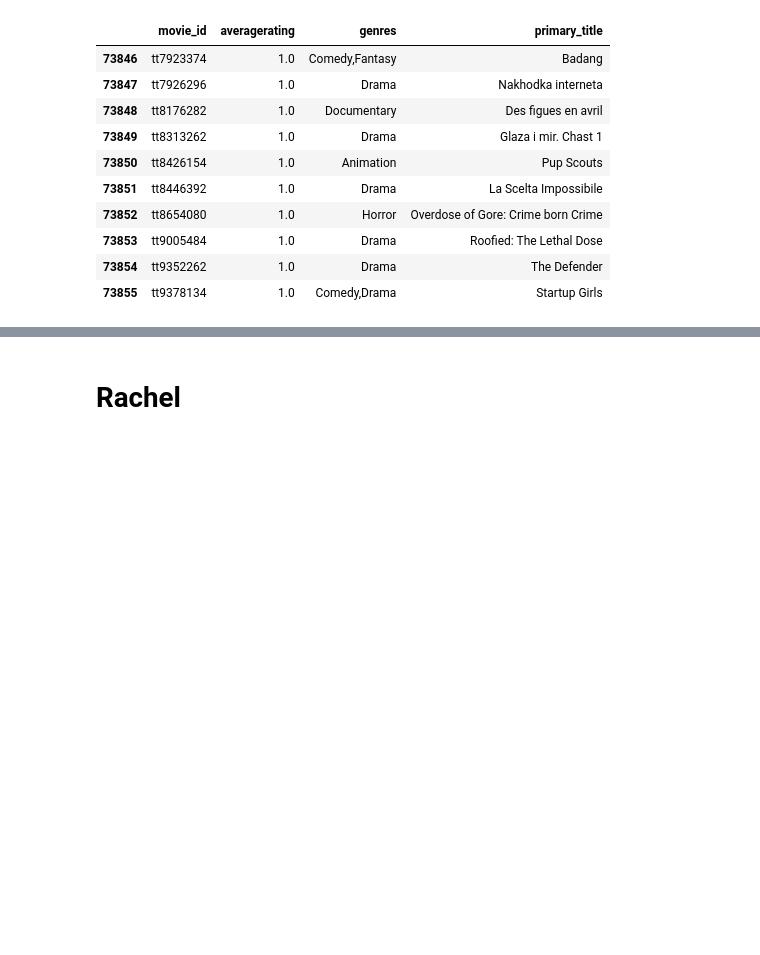
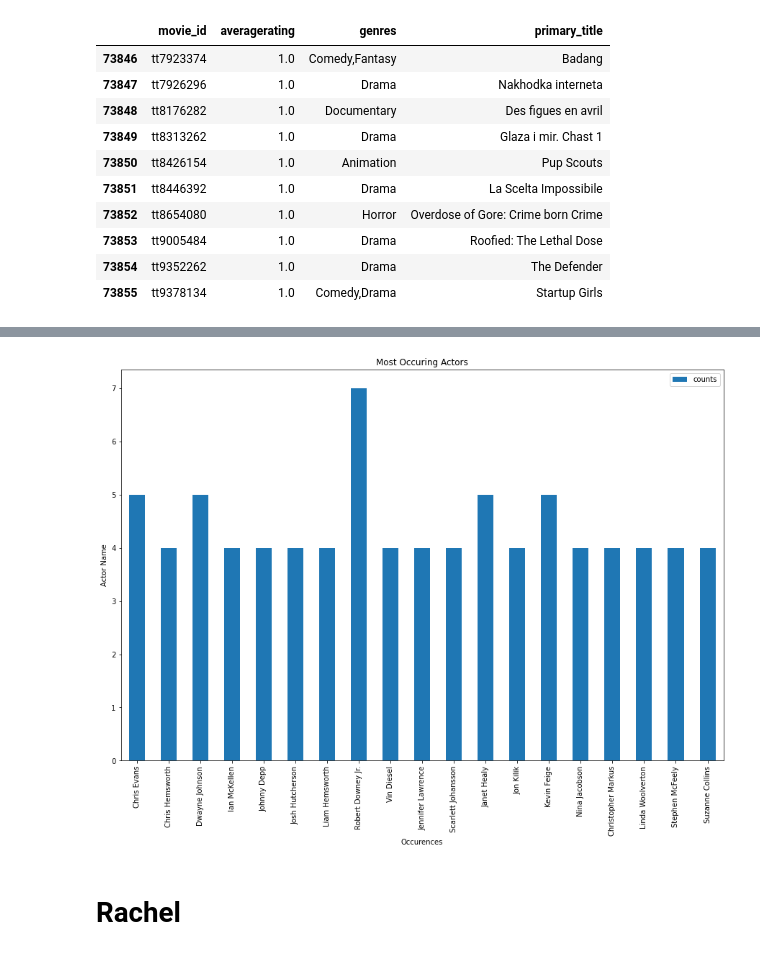
Before and after one commit to racday/ai-capstone, a Jupyter notebook: index.ipynb, the cells around one changed output, grey strips where cells are left out. Drawn from its saved outputs; the diff is of its cells as text; code cells hidden in the pictures; blank space fills up the shorter version.

```diff
--- a/index.ipynb
+++ b/index.ipynb
@@ -214,3 +325,14 @@ clean_table = joinedtables.dropna()
+# %%
+#creates a df that shows actors appearances more than 3 times.
+grouped3 = grouped[grouped['counts'] > 3]
+# %%
+#plot actors that occur 4 or more times.
+ax = grouped3.plot(kind="bar", title="Most Occuring Actors", figsize=(15,10), x="primary_name", y="counts")
+ax.set_xlabel("Occurences")
+ax.set_ylabel("Actor Name")
+plt.show()
+# %% [output]
+[figure, added]
 # %% [markdown]
 # Rachel
 # %% [markdown]
```
Also changed, not shown: parts of 10 cells of this notebook.
